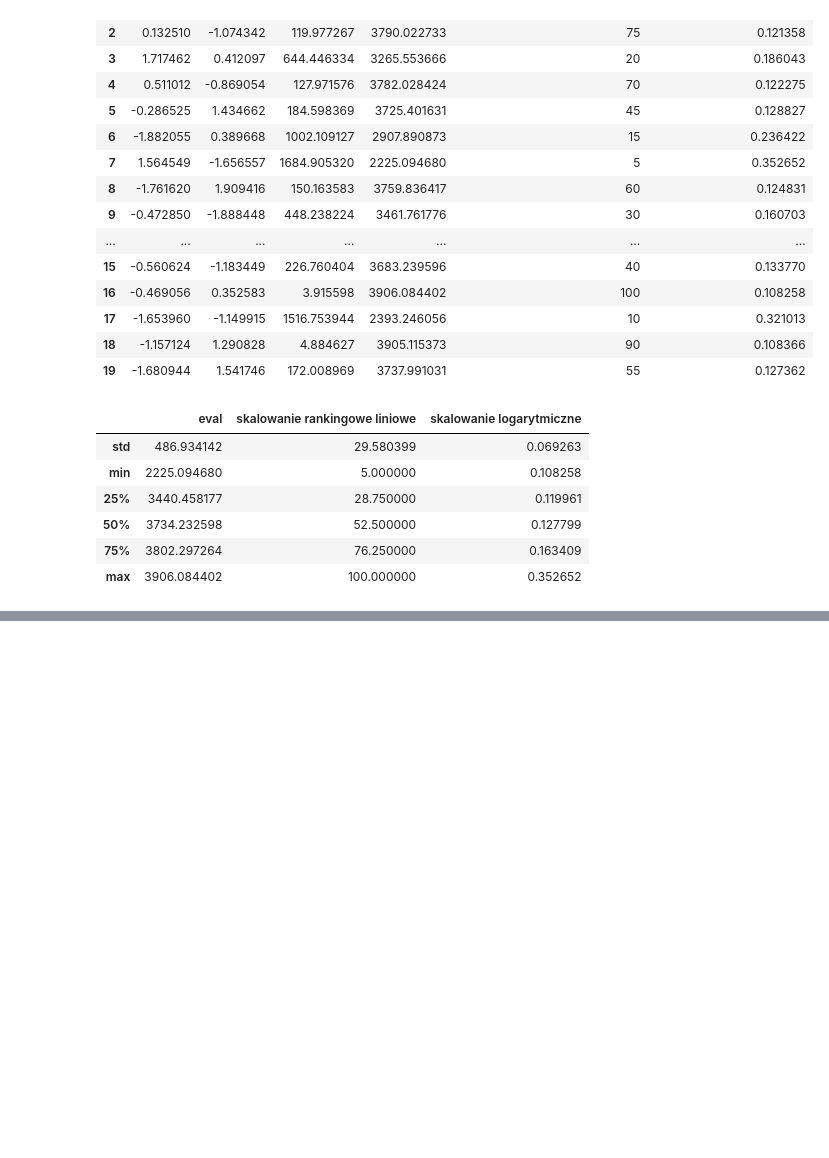
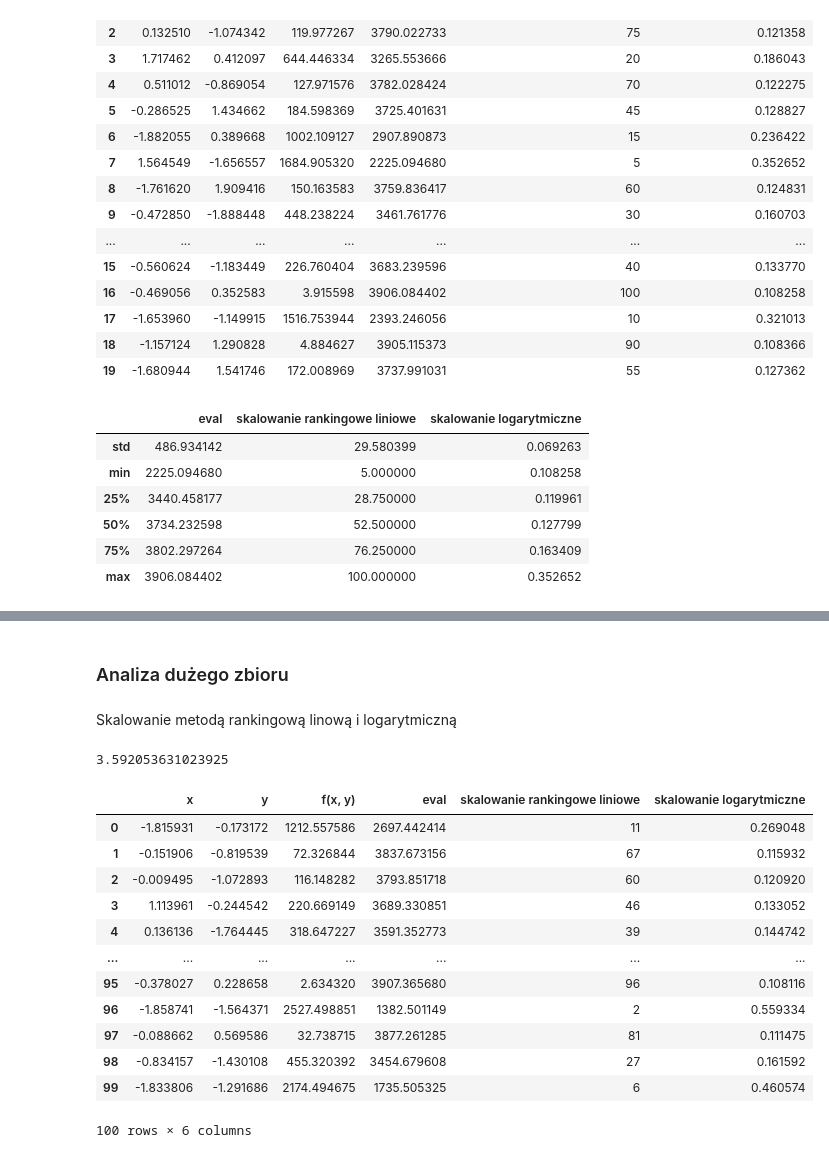
Before and after one commit to christopher-dabrowski/POSI-C2, a Jupyter notebook: Skalowanie.ipynb, the cells around one changed output, grey strips where cells are left out. Drawn from its saved outputs; the diff is of its cells as text; code cells hidden in the pictures; blank space fills up the shorter version.

Commit message:
Generate plots for big Rossenbrock's function sample

```diff
--- a/Skalowanie.ipynb
+++ b/Skalowanie.ipynb
@@ -323,3 +324,36 @@ fig.show()
 fig.write_image("fig.svg")
 # %% [output]
 [interactive output not drawn]
+# %% [markdown]
+### Analiza dużego zbioru
+# %%
+big_sample['f(x, y)'] = big_sample.apply(lambda r: f(r.x, r.y), axis=1)
+big_sample['eval'] = big_sample['f(x, y)'].apply(evaluate)
+# %% [markdown]
+Skalowanie metodą rankingową linową i logarytmiczną
+# %%
+np.log10(big_sample['eval']).max()
+# %% [output]
+3.592053631023925
+# %%
+c = 100
+r = 1
+big_sample['skalowanie rankingowe liniowe'] = rank_linear_scaling(big_sample['eval'], c, r)
+b = 3.7
+big_sample['skalowanie logarytmiczne'] = logarithmic_scaling(big_sample['eval'], b)
+# %%
+big_sample
+# %% [output]
+|  | x | y | f(x, y) | eval | skalowanie rankingowe liniowe | skalowanie logarytmiczne |
+| 0 | -1.815931 | -0.173172 | 1212.557586 | 2697.442414 | 11 | 0.269048 |
+| 1 | -0.151906 | -0.819539 | 72.326844 | 3837.673156 | 67 | 0.115932 |
+| 2 | -0.009495 | -1.072893 | 116.148282 | 3793.851718 | 60 | 0.120920 |
+| 3 | 1.113961 | -0.244542 | 220.669149 | 3689.330851 | 46 | 0.133052 |
+| 4 | 0.136136 | -1.764445 | 318.647227 | 3591.352773 | 39 | 0.144742 |
+| ... | ... | ... | ... | ... | ... | ... |
+| 95 | -0.378027 | 0.228658 | 2.634320 | 3907.365680 | 96 | 0.108116 |
+| 96 | -1.858741 | -1.564371 | 2527.498851 | 1382.501149 | 2 | 0.559334 |
+| 97 | -0.088662 | 0.569586 | 32.738715 | 3877.261285 | 81 | 0.111475 |
+| 98 | -0.834157 | -1.430108 | 455.320392 | 3454.679608 | 27 | 0.161592 |
+| 99 | -1.833806 | -1.291686 | 2174.494675 | 1735.505325 | 6 | 0.460574 |
+100 rows × 6 columns
```
Also changed, not shown: parts of 5 cells of this notebook.
